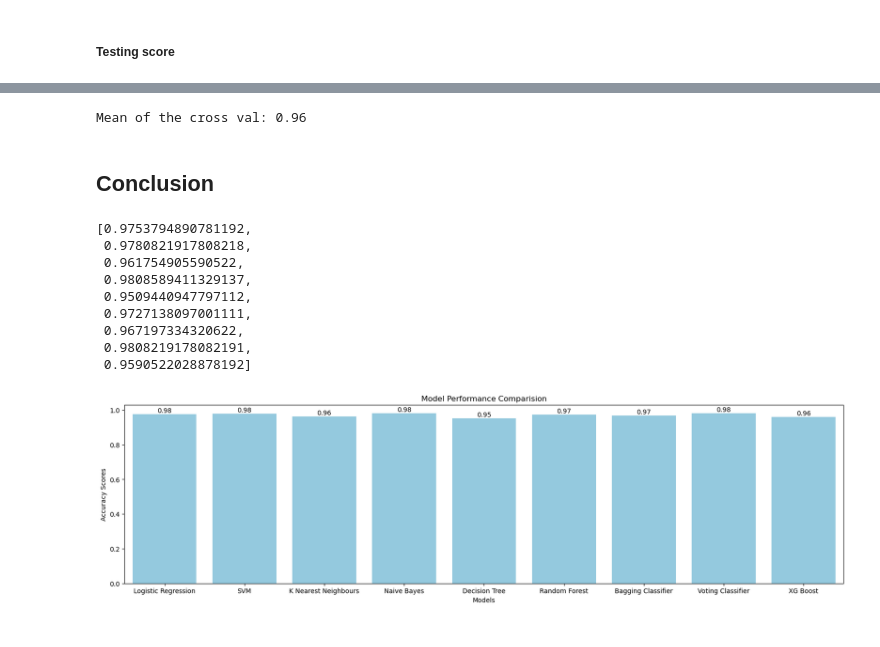
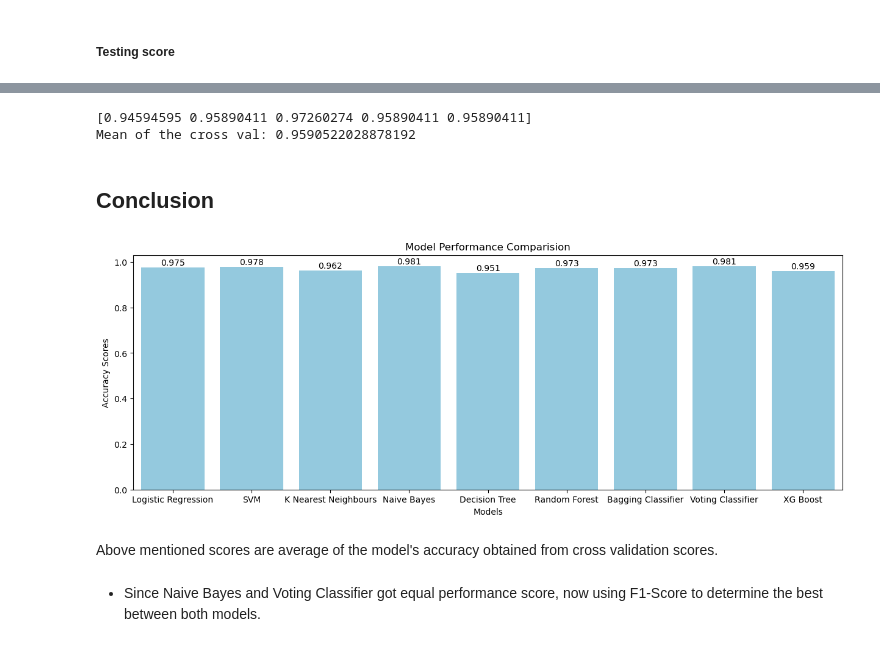
Before and after one commit to NuneShashank/Skin_Disorder, a Jupyter notebook: code.ipynb, the cells around one changed output, grey strips where cells are left out. Drawn from its saved outputs; the diff is of its cells as text; code cells hidden in the pictures.

```diff
--- a/code.ipynb
+++ b/code.ipynb
@@ -620,16 +631,8 @@ print(chi2_x)
 # %%
-chi2_score={}
+chi2_scores={}
 flag1=True
 flag2=True
 for i in df:
     var=chi2(df[[i]],df["class"])
-    chi2_score[i]=var[0]
-print("Less relation variables:\n","-"*30)
-for index,value in chi2_score.items():
-    if value<50:
-        print(index,value)
-print()
-print("More relation variables:\n","-"*30)
-for index,value in chi2_score.items():
-    if value>650:
-        print(index,value)
+    chi2_scores[i]=var[0]
+#print(chi2_scores)
@@ -652,0 +639,10 @@ band-like_infiltrate [759.36493847]
+# %%
+"""print("Less relation variables:\n","-"*30)
+for index,value in chi2_scores.items():
+    if value<50:
+        print(index,value)
+print()
+print("More relation variables:\n","-"*30)
+for index,value in chi2_scores.items():
+    if value>650:
+        print(index,value)"""
@@ -1105,5 +1133,5 @@ plt.plot(range(1,30,2),error,marker='*',color='green')
 # %%
-model_kn=KNeighborsClassifier(n_neighbors=7)
+model_kn=KNeighborsClassifier(n_neighbors=5)
 # %%
 model_kn.fit(x_sm,y_sm)
 # %% [output]
@@ -2420,35 +2522,30 @@ xg_cross_val=cross_val_score(estimator=model_xg,X=x,y=y,scoring='accuracy',cv=cv
 [CV] END ................................ score: (test=0.959) total time=   0.3s
 # %%
 # After hyperparameter tuning
-xg_mean_cross_val=np.mean(cross_val)
-print(f'Mean of the cross val: {xg_mean_cross_val:.2f}')
+xg_mean_cross_val=np.mean(xg_cross_val)
+print(xg_cross_val)
+print(f'Mean of the cross val: {xg_mean_cross_val}')
 # %% [output]
-Mean of the cross val: 0.96
+[0.94594595 0.95890411 0.97260274 0.95890411 0.95890411]
+Mean of the cross val: 0.9590522028878192
 # %% [markdown]
 ## Conclusion
 # %%
 models=['Logistic Regression','SVM','K Nearest Neighbours','Naive Bayes','Decision Tree','Random Forest','Bagging Classifier','Voting Classifier','XG Boost']
 # %%
 models_score=[lr_mean_cross_val,sv_mean_cross_val,kn_mean_cross_val,nb_mean_cross_val,dt_mean_cross_val,rf_mean_cross_val,bg_mean_cross_val,vt_mean_cross_val,xg_mean_cross_val]
-models_score
-# %% [output]
-[0.9753794890781192,
- 0.9780821917808218,
- 0.961754905590522,
- 0.9808589411329137,
- 0.9509440947797112,
- 0.9727138097001111,
- 0.967197334320622,
- 0.9808219178082191,
- 0.9590522028878192]
 # %%
-plt.figure(figsize=(20,5))
+plt.figure(figsize=(15,5))
 bar_plot=sns.barplot(x=models,y=models_score,color='skyblue')
 for index, value in enumerate(models_score):
-    bar_plot.text(index,value+0.001,f'{value:.2f}',ha='center',va='bottom',fontsize=10)
+    bar_plot.text(index,value+0.001,f'{value:.3f}',ha='center',va='bottom',fontsize=10)
 plt.title('Model Performance Comparision')
 plt.xlabel('Models')
 plt.ylabel('Accuracy Scores')
 plt.show()
 # %% [output]
-[figure, old version]
+[figure, new version]
+# %% [markdown]
+Above mentioned scores are average of the model's accuracy obtained from cross validation scores.
+# %% [markdown]
+- Since Naive Bayes and Voting Classifier got equal performance score, now using F1-Score to determine the best between both models.
```
Also changed, not shown: parts of 95 cells of this notebook.
